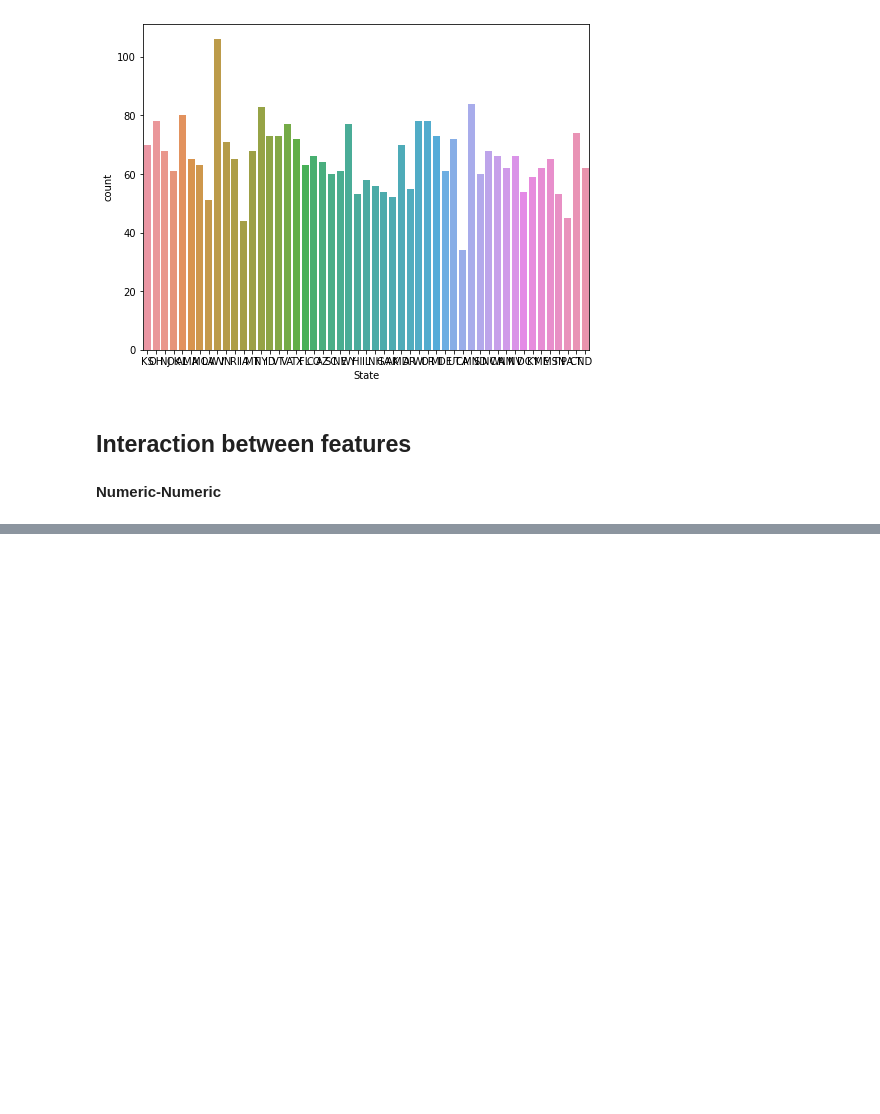
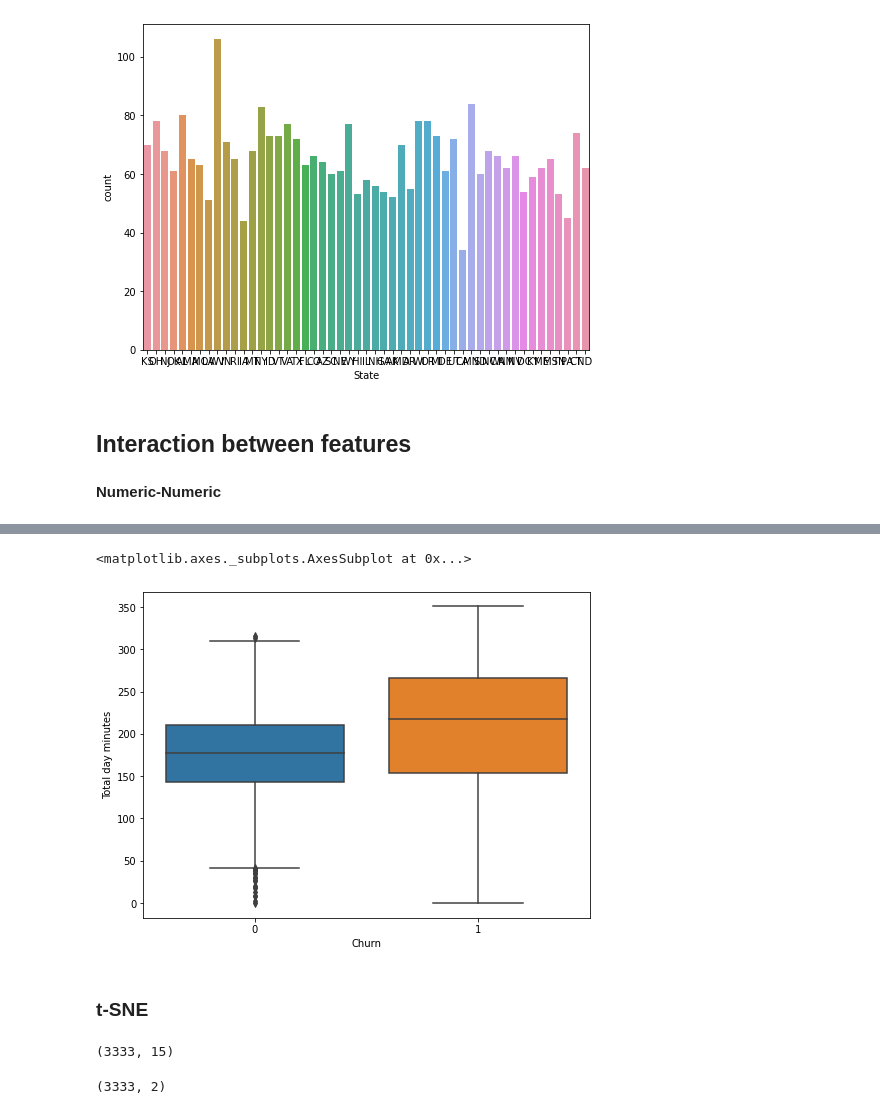
Before and after one commit to karanjogi/Practice, a Jupyter notebook: Lecture_02.ipynb, the cells around one changed output, grey strips where cells are left out. Cells and saved outputs as stored; diff of their text form; code cells hidden in the pictures; blank space fills up the shorter version.

```diff
--- a/Lecture_02.ipynb
+++ b/Lecture_02.ipynb
@@ -117,0 +177,7 @@ sns.countplot(x='State',data=df)
+# %%
+sns.boxplot(x='Churn', y='Total day minutes', data=df)
+# %% [output]
+<matplotlib.axes._subplots.AxesSubplot at 0x...>
+[figure, added]
+# %% [markdown]
+### **t-SNE**
@@ -117,0 +186,4 @@ sns.countplot(x='State',data=df)
+# %%
+df.shape
+# %% [output]
+(3333, 15)
@@ -117,0 +194,4 @@ sns.countplot(x='State',data=df)
+# %%
+X_repr.shape
+# %% [output]
+(3333, 2)
```
Also changed, not shown: parts of 14 cells of this notebook.
